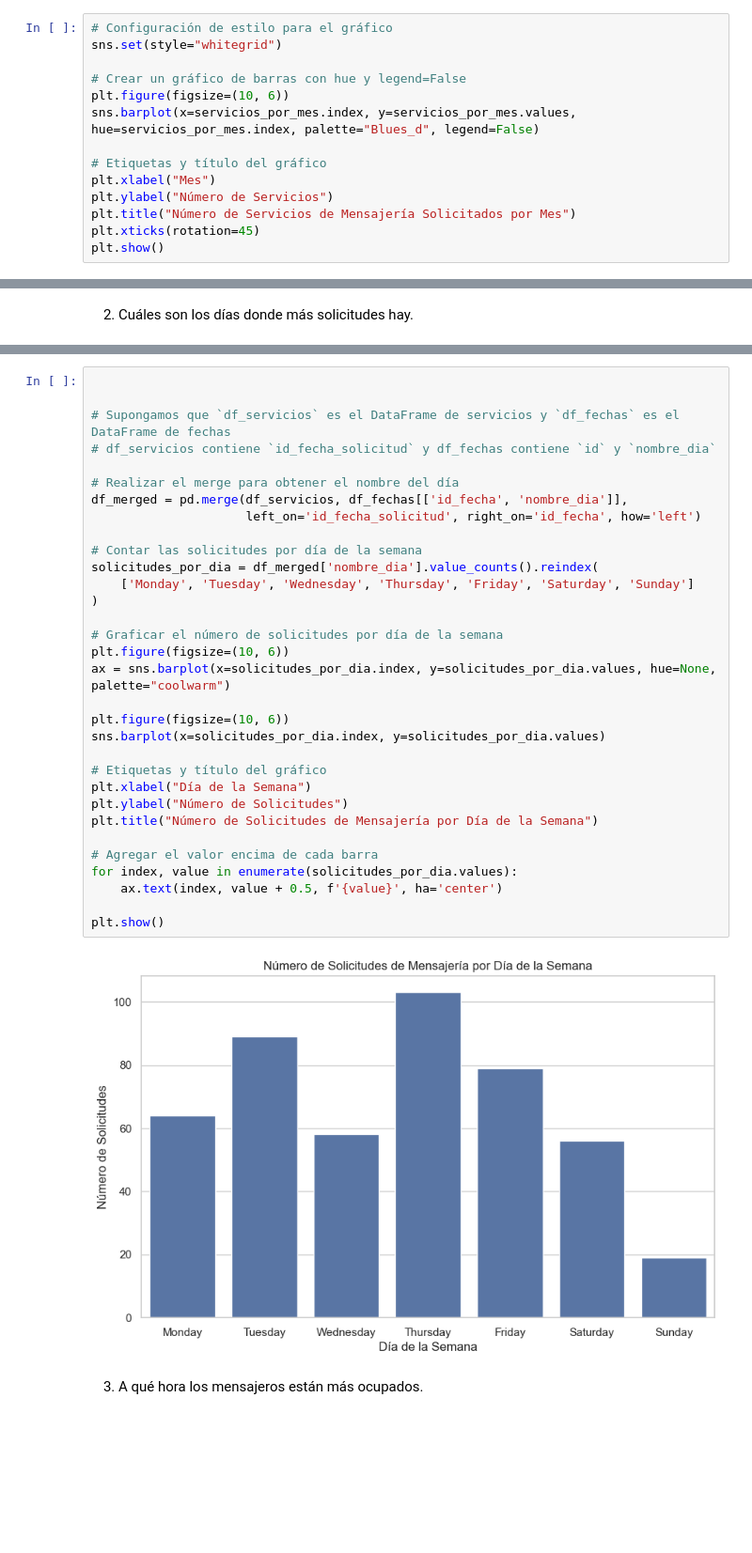
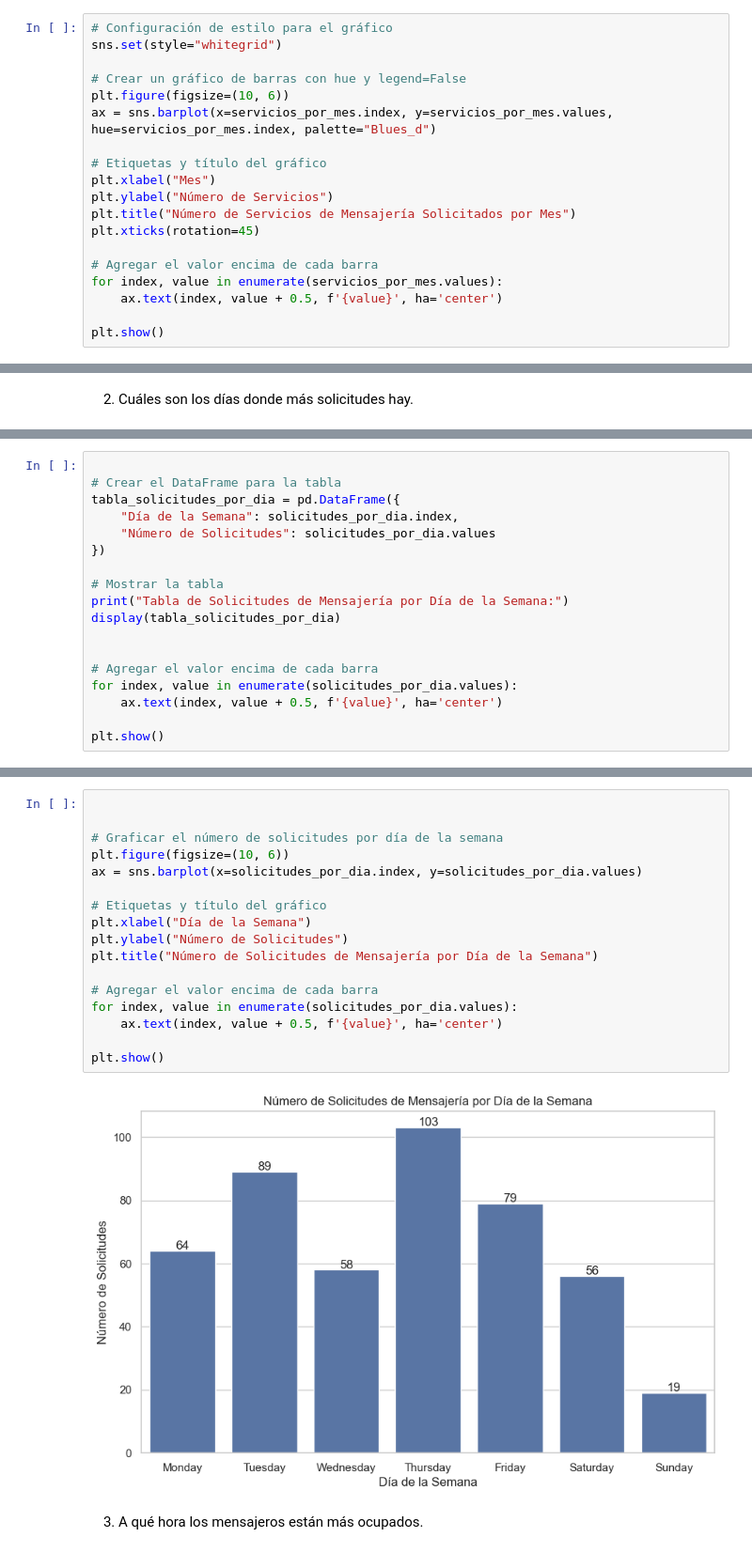
Before and after one commit to Alejandro1221/Rapido-Furioso, a Jupyter notebook: Untitled.ipynb, the cells around one changed output, grey strips where cells are left out. Shown at 94% size. Drawn from its saved outputs; the diff is of its cells as text; blank space fills up the shorter version.

```diff
--- a/Untitled.ipynb
+++ b/Untitled.ipynb
@@ -51,12 +52,17 @@ sns.set(style="whitegrid")
 
 # Crear un gráfico de barras con hue y legend=False
 plt.figure(figsize=(10, 6))
-sns.barplot(x=servicios_por_mes.index, y=servicios_por_mes.values, hue=servicios_por_mes.index, palette="Blues_d", legend=False)
+ax = sns.barplot(x=servicios_por_mes.index, y=servicios_por_mes.values, hue=servicios_por_mes.index, palette="Blues_d")
 
 # Etiquetas y título del gráfico
 plt.xlabel("Mes")
 plt.ylabel("Número de Servicios")
 plt.title("Número de Servicios de Mensajería Solicitados por Mes")
 plt.xticks(rotation=45)
+
+# Agregar el valor encima de cada barra
+for index, value in enumerate(servicios_por_mes.values):
+    ax.text(index, value + 0.5, f'{value}', ha='center')
+
 plt.show()
 # %% [output]
@@ -65,0 +81,18 @@ plt.show()
+# %%
+
+# Crear el DataFrame para la tabla
+tabla_solicitudes_por_dia = pd.DataFrame({
+    "Día de la Semana": solicitudes_por_dia.index,
+    "Número de Solicitudes": solicitudes_por_dia.values
+})
+
+# Mostrar la tabla
+print("Tabla de Solicitudes de Mensajería por Día de la Semana:")
+display(tabla_solicitudes_por_dia)
+
+
+# Agregar el valor encima de cada barra
+for index, value in enumerate(solicitudes_por_dia.values):
+    ax.text(index, value + 0.5, f'{value}', ha='center')
+
+plt.show()
@@ -66,36 +109,21 @@ plt.show()
 # %%
 
 
-# Supongamos que `df_servicios` es el DataFrame de servicios y `df_fechas` es el DataFrame de fechas
-# df_servicios contiene `id_fecha_solicitud` y df_fechas contiene `id` y `nombre_dia`
-
-# Realizar el merge para obtener el nombre del día
-df_merged = pd.merge(df_servicios, df_fechas[['id_fecha', 'nombre_dia']],
-                     left_on='id_fecha_solicitud', right_on='id_fecha', how='left')
-
-# Contar las solicitudes por día de la semana
-solicitudes_por_dia = df_merged['nombre_dia'].value_counts().reindex(
-    ['Monday', 'Tuesday', 'Wednesday', 'Thursday', 'Friday', 'Saturday', 'Sunday']
-)
-
 # Graficar el número de solicitudes por día de la semana
 plt.figure(figsize=(10, 6))
-ax = sns.barplot(x=solicitudes_por_dia.index, y=solicitudes_por_dia.values, hue=None, palette="coolwarm")
-
-plt.figure(figsize=(10, 6))
-sns.barplot(x=solicitudes_por_dia.index, y=solicitudes_por_dia.values)
+ax = sns.barplot(x=solicitudes_por_dia.index, y=solicitudes_por_dia.values)
 
 # Etiquetas y título del gráfico
 plt.xlabel("Día de la Semana")
 plt.ylabel("Número de Solicitudes")
 plt.title("Número de Solicitudes de Mensajería por Día de la Semana")
 
 # Agregar el valor encima de cada barra
 for index, value in enumerate(solicitudes_por_dia.values):
     ax.text(index, value + 0.5, f'{value}', ha='center')
 
 plt.show()
 # %% [output]
-[figure, old version]
+[figure, new version]
 # %% [markdown]
 3) A qué hora los mensajeros están más ocupados.
```
Also changed, not shown: parts of 6 cells of this notebook.
